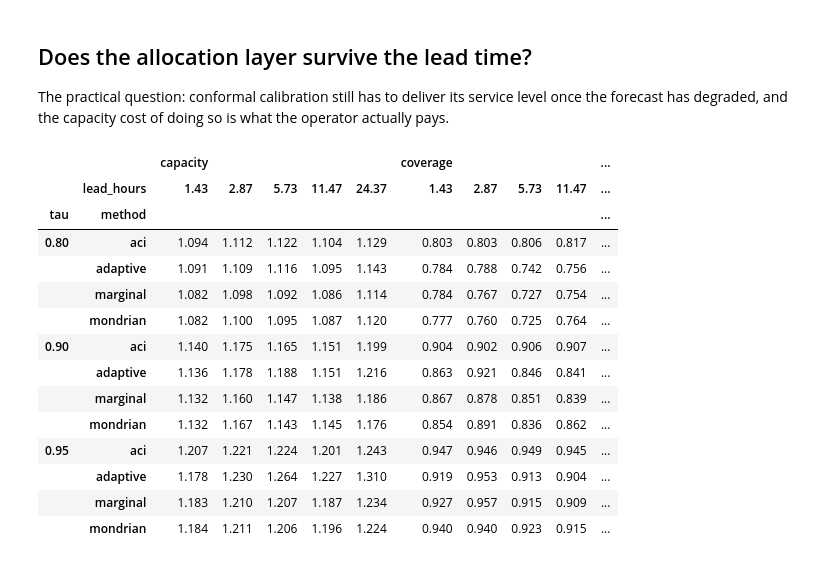
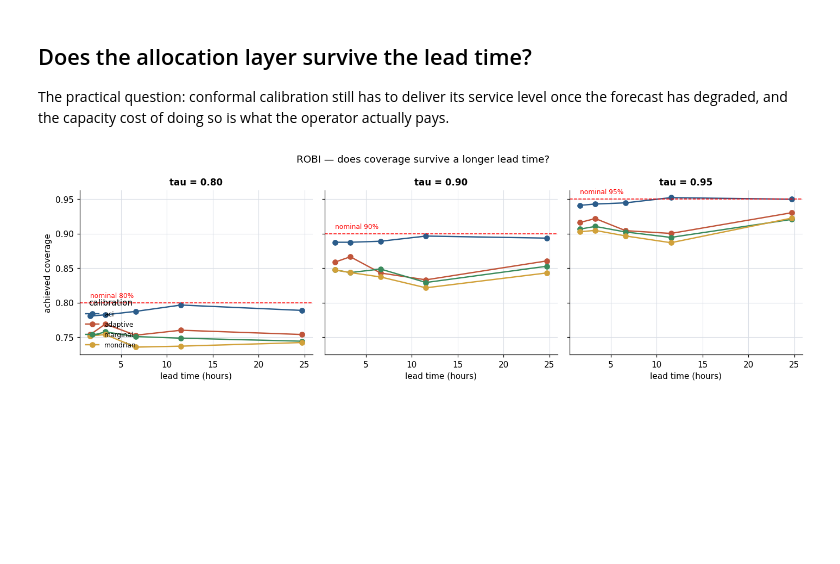
Before and after one commit to sad-code-at/bwalloc, a Jupyter notebook: notebooks/04_multi_horizon.ipynb, the cells around one changed output. Saved outputs shown, nothing was run; the diff lists cells and outputs as text; code cells hidden in the pictures; blank space fills up the shorter version.

```diff
--- a/notebooks/04_multi_horizon.ipynb
+++ b/notebooks/04_multi_horizon.ipynb
@@ -224,33 +224,39 @@ feature builder to the batch one so the two paths cannot drift apart.
 
 The practical question: conformal calibration still has to deliver its service level once the forecast has degraded, and the capacity cost of doing so is what the operator actually pays.
 # %%
-
 alloc = pd.read_csv(RESULTS / f"horizon_alloc_{OPERATOR}.csv").fillna({"error": ""})
 alloc = alloc[(alloc["error"] == "") & (alloc["group"] == "ALL")]
 summary = (
     alloc.assign(cov=lambda d: d["n"] * d["coverage"],
                  ratio=lambda d: d["n"] * d["mean_allocation_ratio"])
     .groupby(["lead_hours", "tau", "method"])
     .agg(cov=("cov", "sum"), ratio=("ratio", "sum"), n=("n", "sum"))
     .assign(coverage=lambda d: d["cov"] / d["n"],
-            capacity=lambda d: d["ratio"] / d["n"])
+            mean_allocation_ratio=lambda d: d["ratio"] / d["n"])
     .reset_index()
 )
-summary.pivot_table(index=["tau", "method"], columns="lead_hours",
-                    values=["coverage", "capacity"]).round(3)
+
+# -- Figure: coverage vs lead time, one line per method, faceted by tau --------
+taus = sorted(summary["tau"].unique())
+methods = summary["method"].unique()
+colors = {"aci": "#2b5c8a", "adaptive": "#c0553a", "marginal": "#3a8a5c", "mondrian": "#d1a13a"}
+
+fig, axes = plt.subplots(1, len(taus), figsize=(13, 4), sharey=True)
+for ax, tau in zip(axes, taus):
+    sub = summary[summary["tau"] == tau]
+    for method in methods:
+        m = sub[sub["method"] == method].sort_values("lead_hours")
+        ax.plot(m["lead_hours"], m["coverage"], marker="o",
+                label=method, color=colors.get(method))
+    ax.axhline(tau, ls="--", color="red", lw=1)
+    ax.text(sub["lead_hours"].min(), tau + 0.005, f"nominal {tau:.0%}",
+            color="red", fontsize=8, va="bottom")
+    ax.set_title(f"tau = {tau:.2f}")
+    ax.set_xlabel("lead time (hours)")
+axes[0].set_ylabel("achieved coverage")
+axes[0].legend(title="calibration", loc="lower left", fontsize=8)
+fig.suptitle(f"{OPERATOR.upper()} — does coverage survive a longer lead time?")
+fig.tight_layout()
+fig.savefig(FIGURES / f"fig5b_coverage_vs_horizon_{OPERATOR}.png", dpi=200, bbox_inches="tight")
 # %% [output]
-|  |  | capacity |  |  |  |  | coverage |  |  |  | ... |
-|  | lead_hours | 1.43 | 2.87 | 5.73 | 11.47 | 24.37 | 1.43 | 2.87 | 5.73 | 11.47 | ... |
-| tau | method |  |  |  |  |  |  |  |  |  | ... |
-| 0.80 | aci | 1.094 | 1.112 | 1.122 | 1.104 | 1.129 | 0.803 | 0.803 | 0.806 | 0.817 | ... |
-|  | adaptive | 1.091 | 1.109 | 1.116 | 1.095 | 1.143 | 0.784 | 0.788 | 0.742 | 0.756 | ... |
-|  | marginal | 1.082 | 1.098 | 1.092 | 1.086 | 1.114 | 0.784 | 0.767 | 0.727 | 0.754 | ... |
-|  | mondrian | 1.082 | 1.100 | 1.095 | 1.087 | 1.120 | 0.777 | 0.760 | 0.725 | 0.764 | ... |
-| 0.90 | aci | 1.140 | 1.175 | 1.165 | 1.151 | 1.199 | 0.904 | 0.902 | 0.906 | 0.907 | ... |
-|  | adaptive | 1.136 | 1.178 | 1.188 | 1.151 | 1.216 | 0.863 | 0.921 | 0.846 | 0.841 | ... |
-|  | marginal | 1.132 | 1.160 | 1.147 | 1.138 | 1.186 | 0.867 | 0.878 | 0.851 | 0.839 | ... |
-|  | mondrian | 1.132 | 1.167 | 1.143 | 1.145 | 1.176 | 0.854 | 0.891 | 0.836 | 0.862 | ... |
-| 0.95 | aci | 1.207 | 1.221 | 1.224 | 1.201 | 1.243 | 0.947 | 0.946 | 0.949 | 0.945 | ... |
-|  | adaptive | 1.178 | 1.230 | 1.264 | 1.227 | 1.310 | 0.919 | 0.953 | 0.913 | 0.904 | ... |
-|  | marginal | 1.183 | 1.210 | 1.207 | 1.187 | 1.234 | 0.927 | 0.957 | 0.915 | 0.909 | ... |
-|  | mondrian | 1.184 | 1.211 | 1.206 | 1.196 | 1.224 | 0.940 | 0.940 | 0.923 | 0.915 | ... |
+[figure, added]
```
